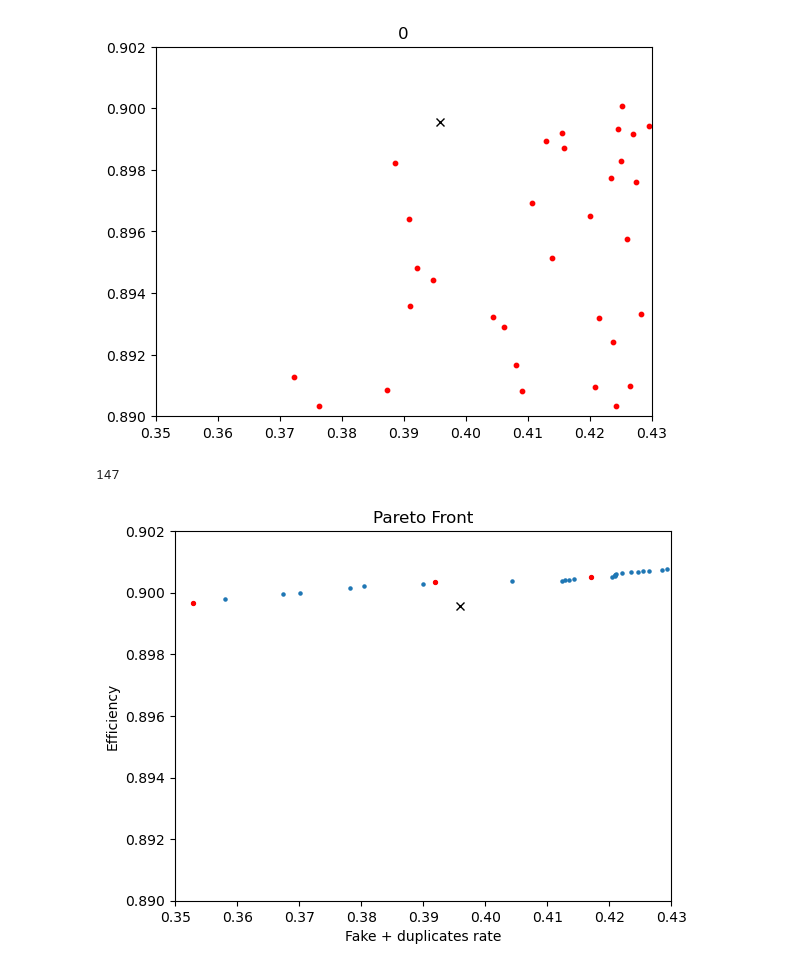
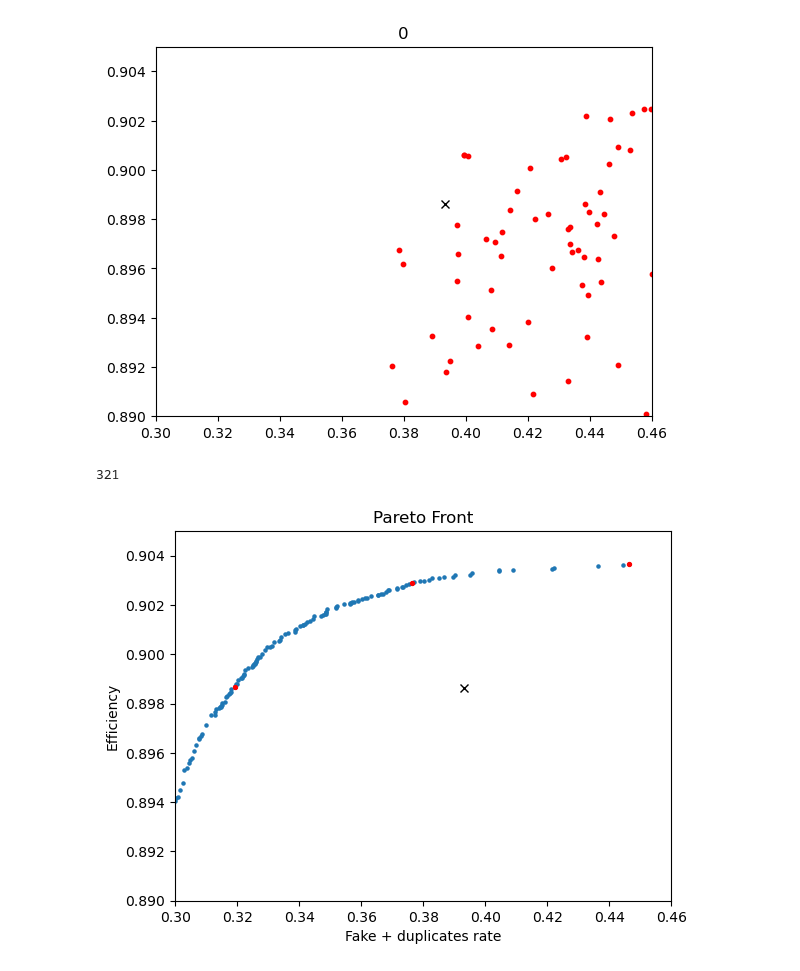
Before and after one commit to lguzzi/CA-parameter-tuning, a Jupyter notebook: plotting.ipynb, the cells around one changed output. Saved outputs shown, nothing was run; the diff lists cells and outputs as text; code cells hidden in the pictures.

```diff
--- a/plotting.ipynb
+++ b/plotting.ipynb
@@ -7,8 +7,8 @@ import utils
 import os
 # %%
 num_agents = 200
-num_iterations = 16
-num_params = 6
+num_iterations = 100
+num_params = 25
 params_names = ['CAThetaCutBarrel', 'CAThetaCutForward', 'dcaCutInnerTriplet', 'dcaCutOuterTriplet']
 params_lb = [0.0, 0.0, 0.0, 0.0]
 params_ub = [0.006, 0.03, 0.2, 1.0]
@@ -22,26 +22,26 @@ metrics = [pd.read_csv("history/iteration" + str(i) + ".csv", header=None, useco
 # %%
 import matplotlib.animation as animation
 
 fig, ax = plt.subplots()
 
 def animate(i):
     fig.clear()
     ax = fig.add_subplot(111)
-    ax.set_xlim(0.35, 0.43)
-    ax.set_ylim(0.89, 0.902)
+    ax.set_xlim(0.3, 0.46)
+    ax.set_ylim(0.89, 0.905)
     # s = ax.scatter(metrics[0][1], 1 - metrics[0][0], s=10)
     s = ax.scatter(metrics[i][1], 1 - metrics[i][0], c="red", s=10)
     # s = ax.scatter(metrics[num_iterations - 1][1], 1 - metrics[num_iterations - 1][0], c="green", s=10)
     s = ax.plot([default_metrics[1]], [1 - default_metrics[0]], 'x', color='black')
     # ax.set_xlabel(r'fakes $=\frac{(N_{rec}-N_{ass})}{N_{rec}}$')
     # ax.set_ylabel(r'eff $=\frac{N_{ass}}{N_{sim}}$')
     # ax.legend(loc='best')
     ax.set_title(str(i))
 
 ani=animation.FuncAnimation(fig, animate, interval=200, frames=range(num_iterations))
 ani.save('history/metrics.gif', writer='pillow')
 # %% [output]
-[figure, old version]
+[figure, new version]
 # %%
 pareto_front = utils.read_csv('checkpoint/pareto_front.csv')
 pareto_front = pareto_front[pareto_front[:, num_params + 1].argsort()]
@@ -53,11 +53,11 @@ pareto_y = [1 - particle[num_params] for particle in pareto_front]
 # %%
 len(pareto_front)
 # %% [output]
-147
+321
 # %%
-point1 = pareto_front[120]
-point2 = pareto_front[127]
-point3 = pareto_front[133]
+point1 = pareto_front[220]
+point2 = pareto_front[300]
+point3 = pareto_front[319]
 
 
 plt.scatter(pareto_x, pareto_y, s=5)
@@ -67,14 +67,15 @@ plt.scatter([point1[num_params + 1], point2[num_params + 1], point3[num_params +
 # plt.scatter([point1[5] + point1[6], point2[5] + point2[6], point3[5] + point3[6]], [1 - point1[4], 1 - point2[4], 1 - point3[4]], color='red', s=8)
 
 # plt.scatter(point1[5], 1 - point1[4], color='red', s=8)
-plt.xlim(0.35, 0.43)
-plt.ylim(0.89, 0.902)
+plt.xlim(0.3, 0.46)
+plt.ylim(0.89, 0.905)
 plt.xlabel("Fake + duplicates rate")
 plt.ylabel("Efficiency")
 plt.title("Pareto Front")
+plt.savefig('../pf.png')
 plt.show()
 # %% [output]
-[figure, old version]
+[figure, new version]
 # %%
 print([point1[i] for i in range(num_params)])
 print([point2[i] for i in range(num_params)])
```
Also changed, not shown: parts of 5 cells of this notebook, 5 other files.
